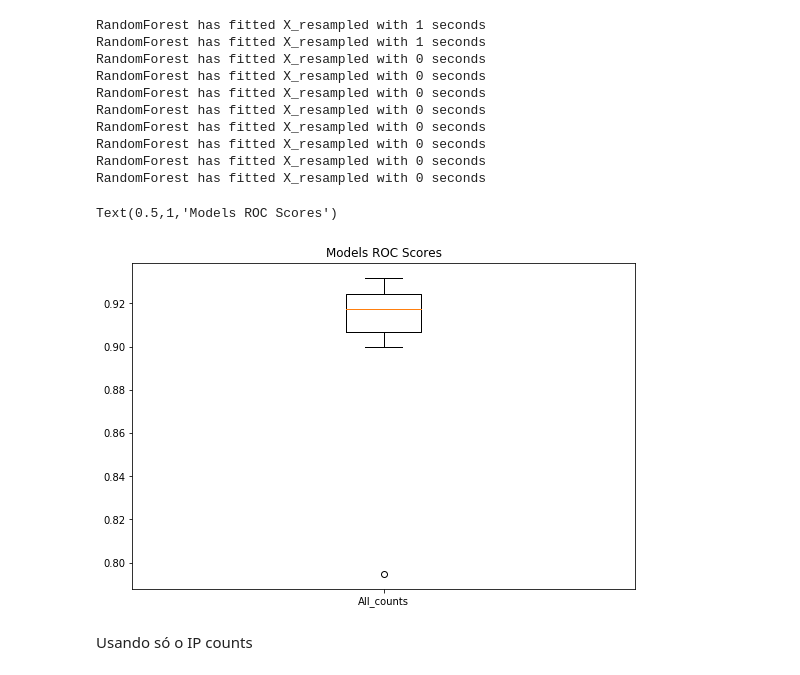
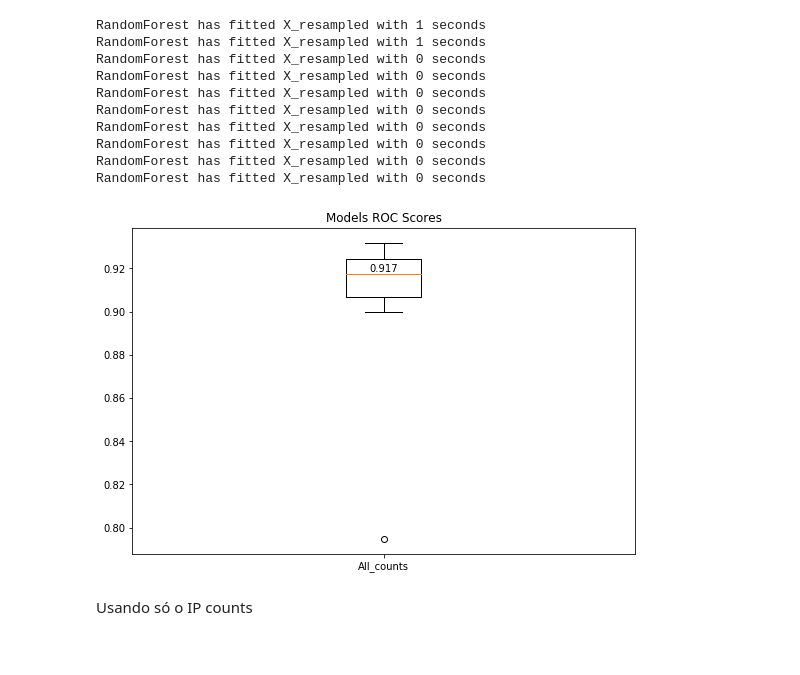
Before and after one commit to rgriva/Kaggle, a Jupyter notebook: RF_more_features.ipynb, the cells around one changed output. Cells and saved outputs as stored; diff of their text form; code cells hidden in the pictures.

```diff
--- a/RF_more_features.ipynb
+++ b/RF_more_features.ipynb
@@ -242,16 +244,24 @@ RandomForest has fitted X_resampled with 0 seconds
 # %%
 # Ploting the ROC scores
 roc_counts = np.array(roc_counts)
 
 fig = plt.figure(1, figsize=(9, 6))
 ax = fig.add_subplot(111)
 
-ax.boxplot(roc_counts)
+bp_dict = ax.boxplot(roc_counts)
 ax.set_xticklabels(['All_counts'])
 ax.set_title('Models ROC Scores')
+
+for line in bp_dict['medians']:
+    # get position data for median line
+    x1, y1 = line.get_xydata()[0] # low of median line
+    x2, y1 = line.get_xydata()[1] # top of median line
+    x = (x1 + x2)/2
+    # overlay median value
+    text(x, y1+0.001, '%.3f' % y1,
+         horizontalalignment='center') # draw above, centered
 # %% [output]
-Text(0.5,1,'Models ROC Scores')
-[figure, old version]
+[figure, new version]
 # %% [markdown]
 Usando só o IP counts
 # %%
```
Also changed, not shown: parts of 18 cells of this notebook.
